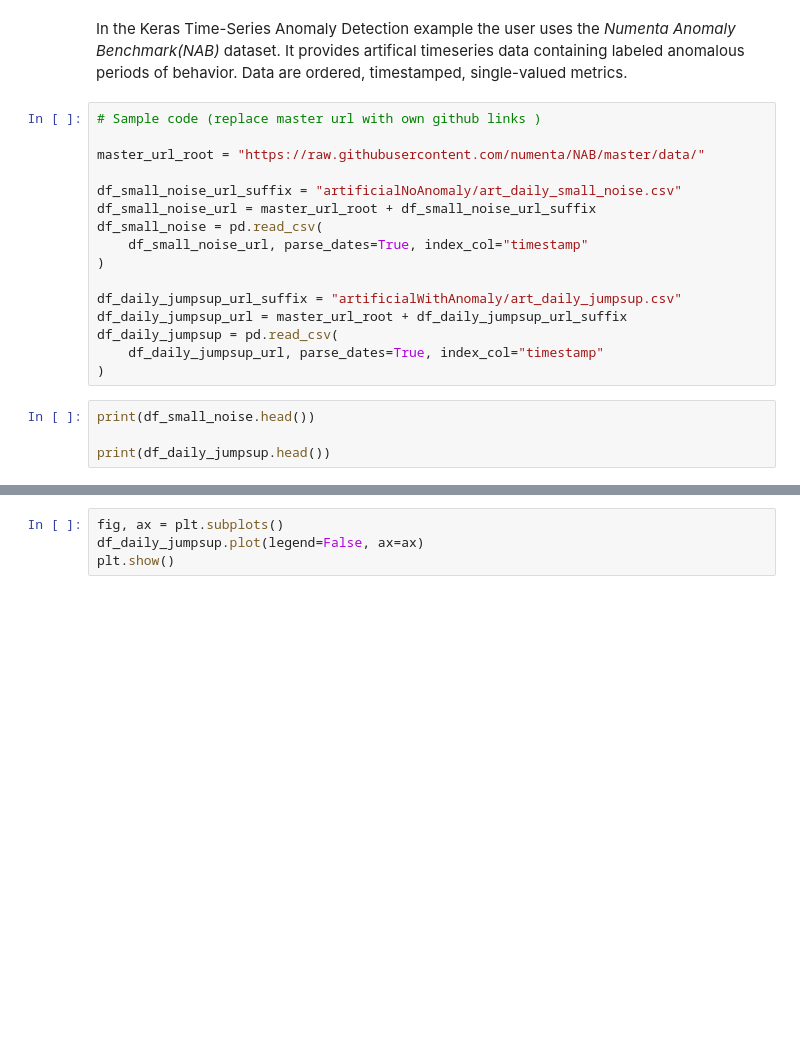
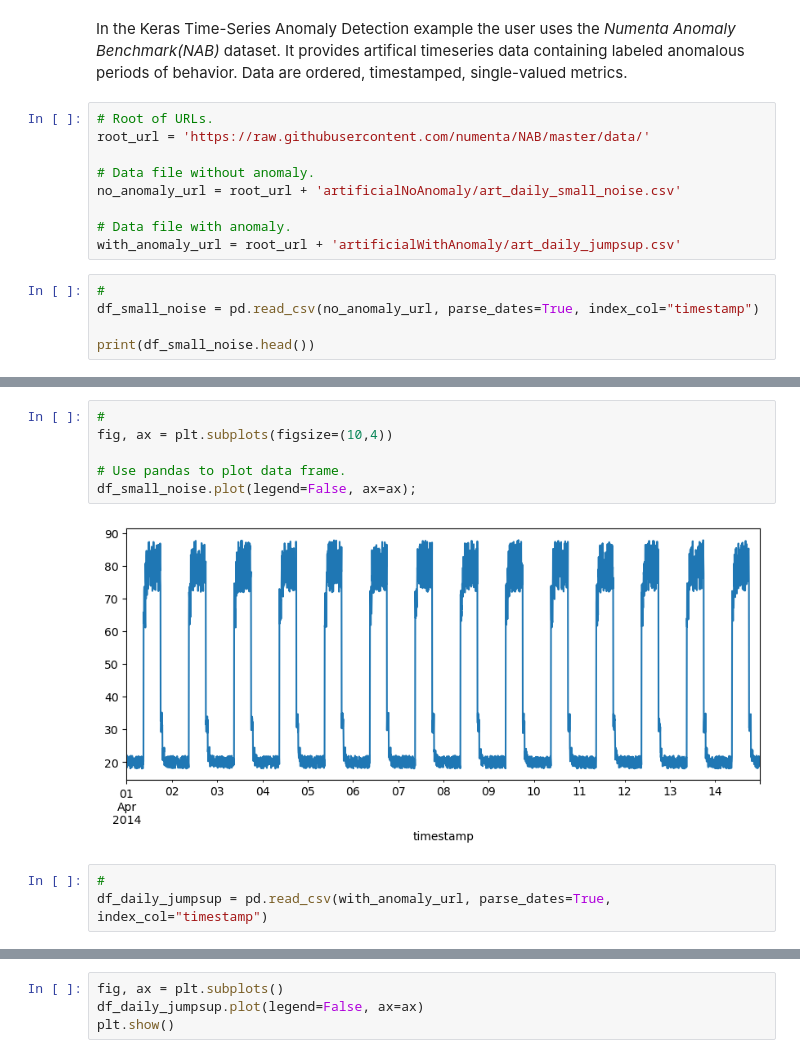
Before and after one commit to kaob1991/Machine-learning-and-statistics, a Jupyter notebook: Keras Time-series Anomaly.ipynb, the cells around one changed output, grey strips where cells are left out. Drawn from its saved outputs; the diff is of its cells as text; blank space fills up the shorter version.

```diff
--- a/Keras Time-series Anomaly.ipynb
+++ b/Keras Time-series Anomaly.ipynb
@@ -14,25 +17,19 @@ from tensorflow.keras import layers
 # %% [markdown]
 In the Keras Time-Series Anomaly Detection example the user uses the *Numenta Anomaly Benchmark(NAB)* dataset. It provides artifical timeseries data containing labeled anomalous periods of behavior. Data are ordered, timestamped, single-valued metrics.
 # %%
-# Sample code (replace master url with own github links )
+# Root of URLs.
+root_url = 'https://raw.githubusercontent.com/numenta/NAB/master/data/'
 
-master_url_root = "https://raw.githubusercontent.com/numenta/NAB/master/data/"
+# Data file without anomaly.
+no_anomaly_url = root_url + 'artificialNoAnomaly/art_daily_small_noise.csv'
 
-df_small_noise_url_suffix = "artificialNoAnomaly/art_daily_small_noise.csv"
-df_small_noise_url = master_url_root + df_small_noise_url_suffix
-df_small_noise = pd.read_csv(
-    df_small_noise_url, parse_dates=True, index_col="timestamp"
-)
-
-df_daily_jumpsup_url_suffix = "artificialWithAnomaly/art_daily_jumpsup.csv"
-df_daily_jumpsup_url = master_url_root + df_daily_jumpsup_url_suffix
-df_daily_jumpsup = pd.read_csv(
-    df_daily_jumpsup_url, parse_dates=True, index_col="timestamp"
-)
+# Data file with anomaly.
+with_anomaly_url = root_url + 'artificialWithAnomaly/art_daily_jumpsup.csv'
 # %%
+#
+df_small_noise = pd.read_csv(no_anomaly_url, parse_dates=True, index_col="timestamp")
+
 print(df_small_noise.head())
-
-print(df_daily_jumpsup.head())
 # %% [output]
                          value
 timestamp
@@ -60,0 +53,11 @@ plt.show()
+# %%
+#
+fig, ax = plt.subplots(figsize=(10,4))
+
+# Use pandas to plot data frame.
+df_small_noise.plot(legend=False, ax=ax);
+# %% [output]
+[figure, added]
+# %%
+#
+df_daily_jumpsup = pd.read_csv(with_anomaly_url, parse_dates=True, index_col="timestamp")
```
Also changed, not shown: parts of 55 cells of this notebook.
